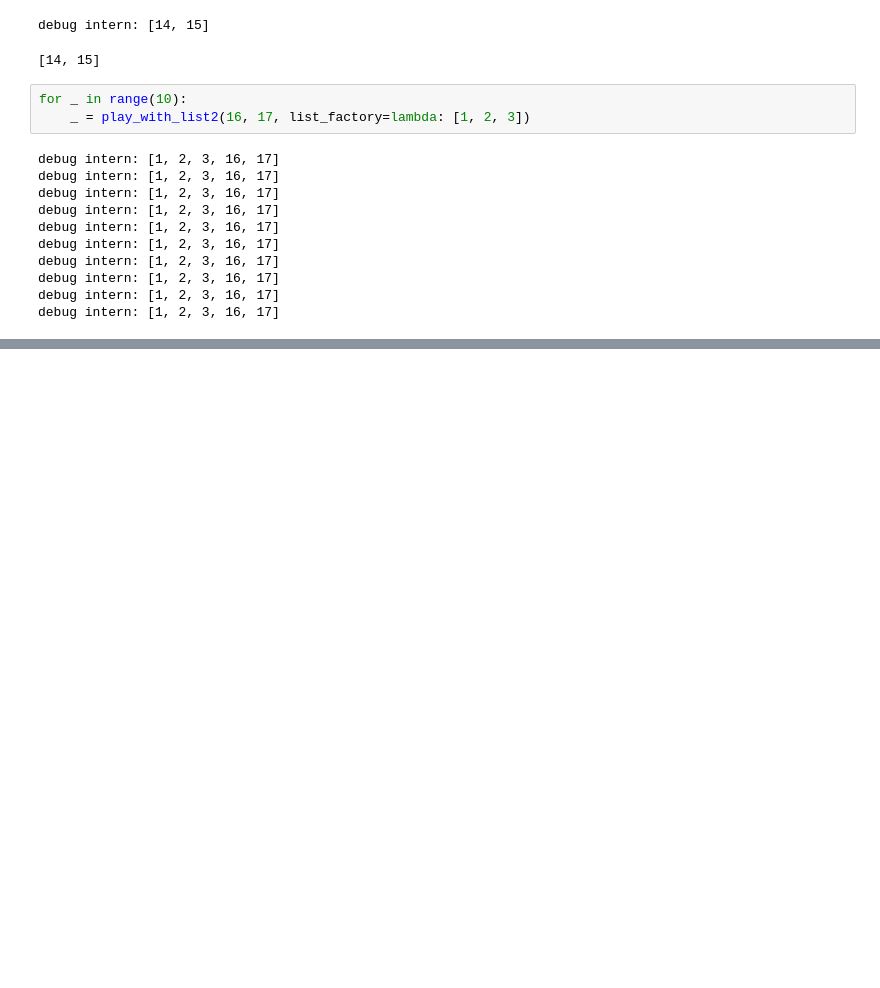
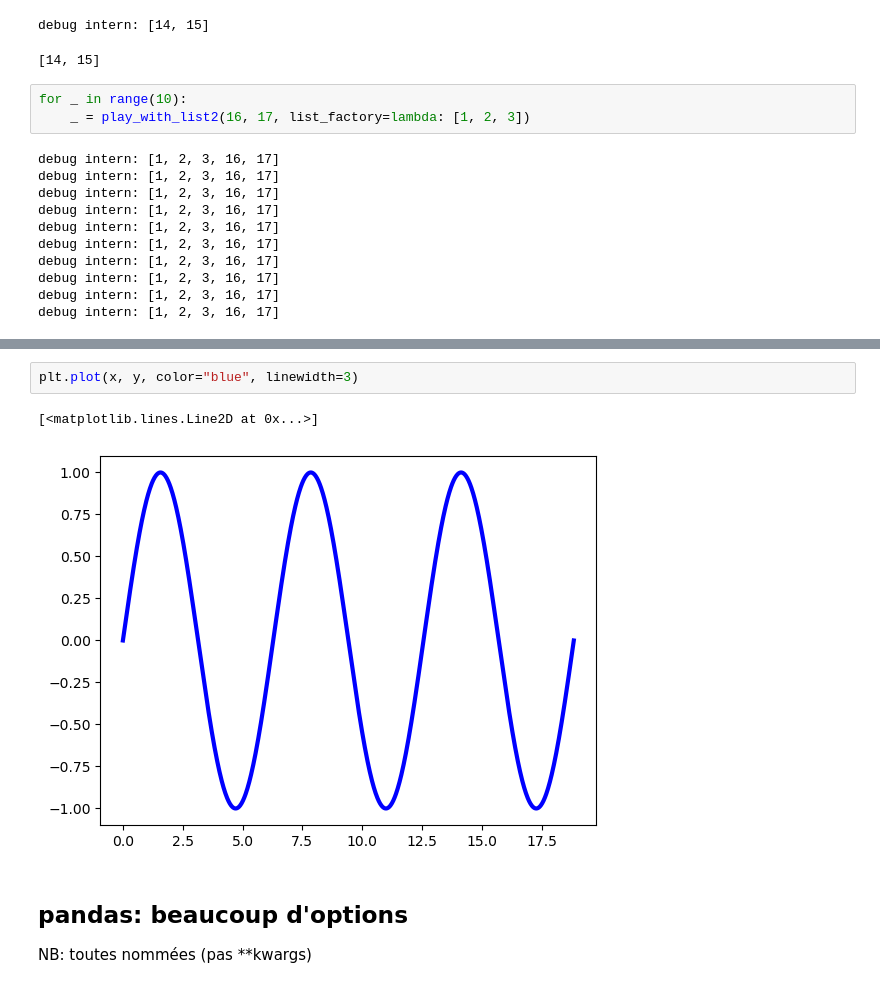
Before and after one commit to matthcol/python202503perf, a Jupyter notebook: PooGeneral/Functions.ipynb, the cells around one changed output, grey strips where cells are left out. Saved outputs shown, nothing was run; the diff lists cells and outputs as text; blank space fills up the shorter version.

```diff
--- a/PooGeneral/Functions.ipynb
+++ b/PooGeneral/Functions.ipynb
@@ -170,0 +207,8 @@ debug intern: [1, 2, 3, 16, 17]
+# %%
+plt.plot(x, y, color="blue", linewidth=3)
+# %% [output]
+[<matplotlib.lines.Line2D at 0x...>]
+[figure, added]
+# %% [markdown]
+## pandas: beaucoup d'options
+NB: toutes nommées (pas **kwargs)
```
Also changed, not shown: parts of 7 cells of this notebook, 8 other files.
